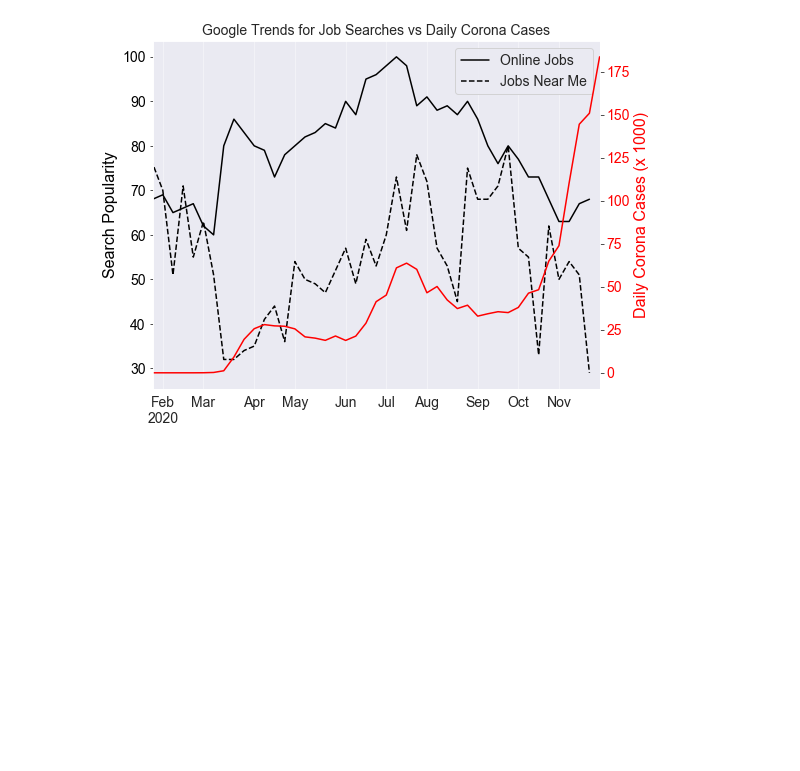
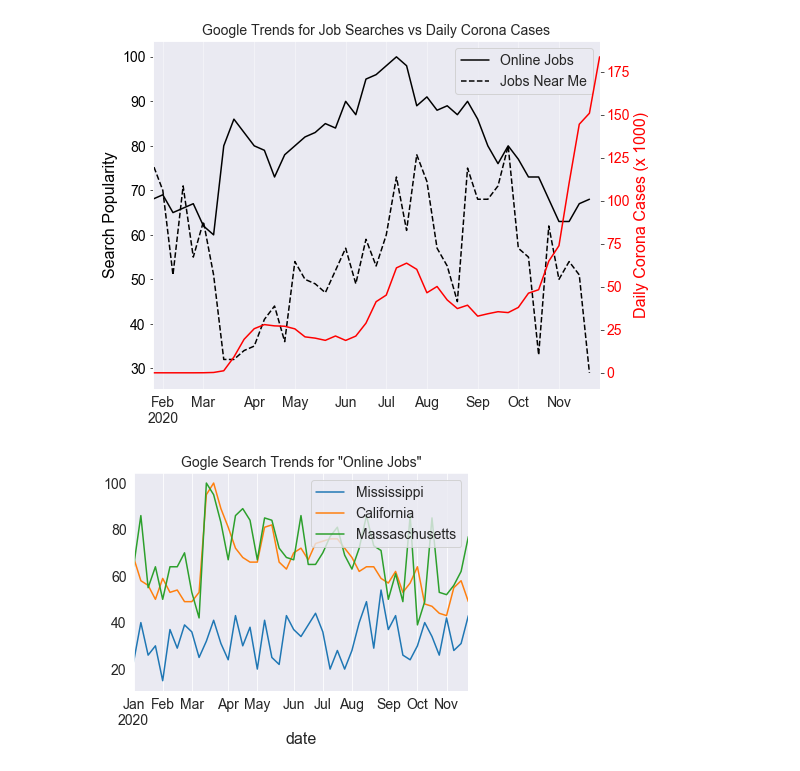
Before and after one commit to s1nancan/Job-Searches-vs-Covid-Cases-Analysis, a Jupyter notebook: Google Trends Analysis.ipynb, the cells around one changed output. Saved outputs shown, nothing was run; the diff lists cells and outputs as text; code cells hidden in the pictures; blank space fills up the shorter version.

```diff
--- a/Google Trends Analysis.ipynb
+++ b/Google Trends Analysis.ipynb
@@ -157,0 +160,24 @@ plt.show()
+# %%
+# Get the search for physical jobs
+keyword = 'online jobs'
+pytrend.build_payload(kw_list=[keyword],geo='US-NE')
+interest_over_time_MS = pytrend.interest_over_time()
+
+pytrend.build_payload(kw_list=[keyword],geo='US-CA')
+interest_over_time_CA = pytrend.interest_over_time()
+
+
+pytrend.build_payload(kw_list=[keyword],geo='US-MA')
+interest_over_time_NY = pytrend.interest_over_time()
+
+fig, ax = plt.subplots()
+interest_over_time_MS.reset_index().query('date>@pd.datetime(2020,1,1)').plot(ax=ax, x='date',y='online jobs')
+interest_over_time_CA.reset_index().query('date>@pd.datetime(2020,1,1)').plot(ax=ax, x='date',y='online jobs')
+interest_over_time_NY.reset_index().query('date>@pd.datetime(2020,1,1)').plot(ax=ax, x='date',y='online jobs')
+
+plt.legend(['Mississippi','California','Massaschusetts'])
+plt.title('Gogle Search Trends for "Online Jobs"')
+ax.grid(which='major',axis='x')
+plt.show()
+# %% [output]
+[figure, added]
```
Also changed, not shown: parts of 2 cells of this notebook.
